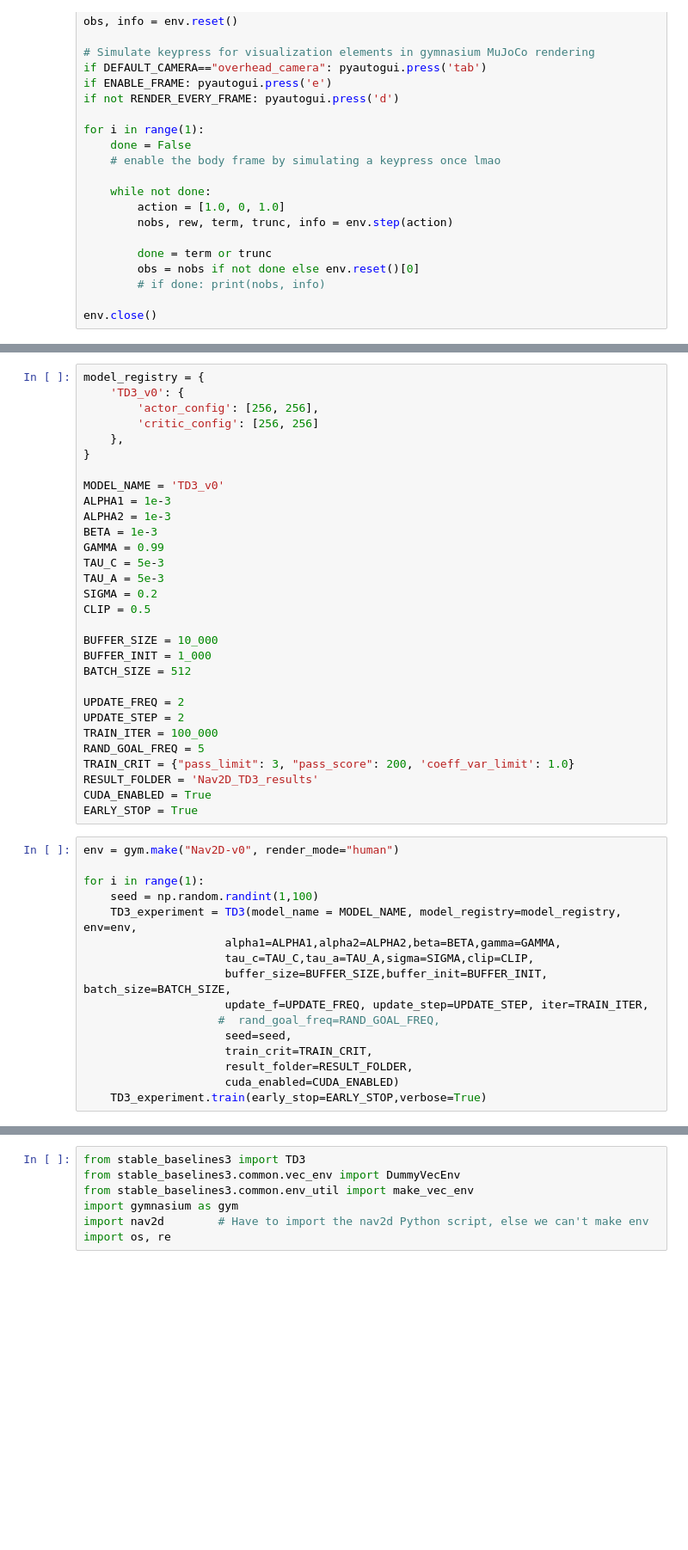
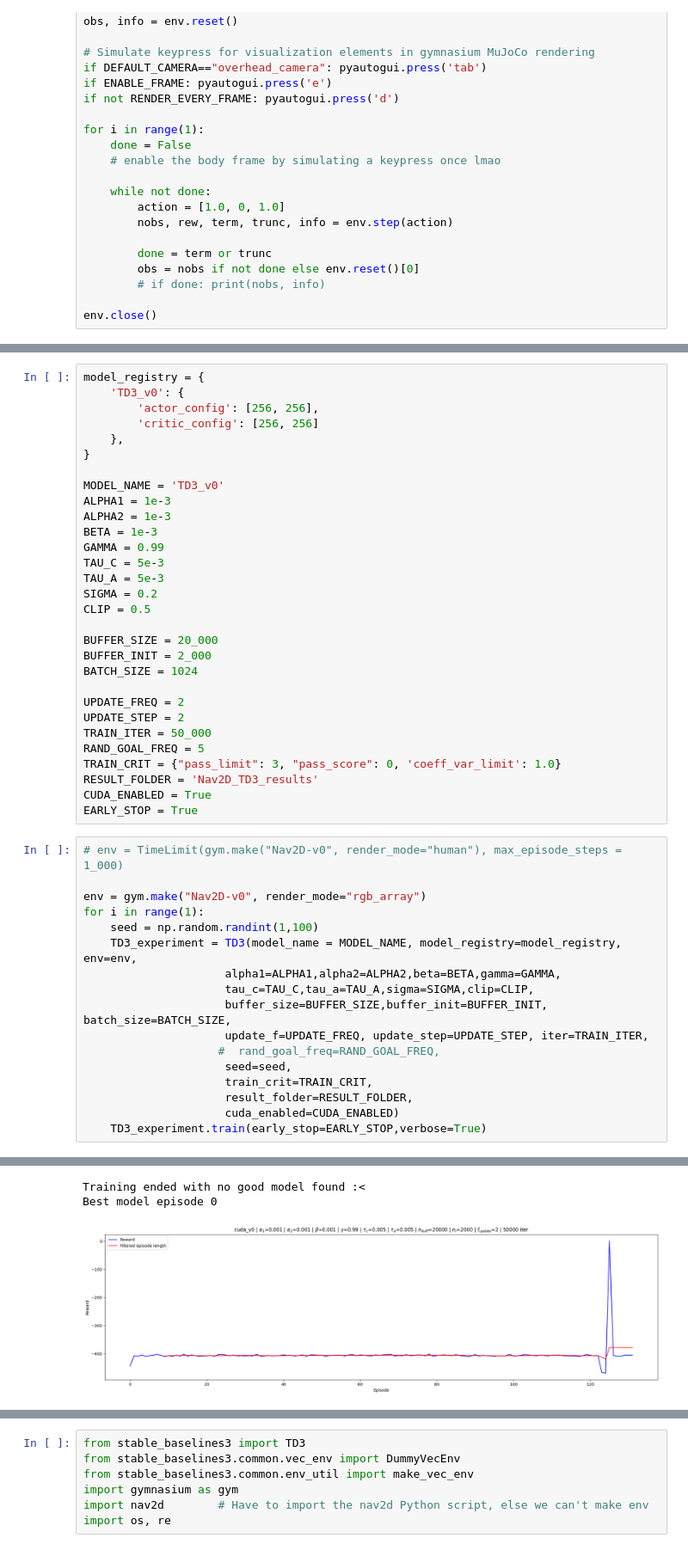
Before and after one commit to MinhNguyen2000/ROS2_DRL_Navigation, a Jupyter notebook: python/environments/gym_TD3.ipynb, the cells around one changed output, grey strips where cells are left out. Shown at 86% size. Cells and saved outputs as stored; diff of their text form; blank space fills up the shorter version.

Commit message:
add some training runs with the adjusted reward function

```diff
--- a/python/environments/gym_TD3.ipynb
+++ b/python/environments/gym_TD3.ipynb
@@ -77,21 +87,22 @@ TAU_A = 5e-3
 SIGMA = 0.2
 CLIP = 0.5
 
-BUFFER_SIZE = 10_000
-BUFFER_INIT = 1_000
-BATCH_SIZE = 512
+BUFFER_SIZE = 20_000
+BUFFER_INIT = 2_000
+BATCH_SIZE = 1024
 
 UPDATE_FREQ = 2
 UPDATE_STEP = 2
-TRAIN_ITER = 100_000
+TRAIN_ITER = 50_000
 RAND_GOAL_FREQ = 5
-TRAIN_CRIT = {"pass_limit": 3, "pass_score": 200, 'coeff_var_limit': 1.0}
+TRAIN_CRIT = {"pass_limit": 3, "pass_score": 0, 'coeff_var_limit': 1.0}
 RESULT_FOLDER = 'Nav2D_TD3_results'
 CUDA_ENABLED = True
 EARLY_STOP = True
 # %%
-env = gym.make("Nav2D-v0", render_mode="human")
+# env = TimeLimit(gym.make("Nav2D-v0", render_mode="human"), max_episode_steps = 1_000)
 
+env = gym.make("Nav2D-v0", render_mode="rgb_array")
 for i in range(1):
     seed = np.random.randint(1,100)
     TD3_experiment = TD3(model_name = MODEL_NAME, model_registry=model_registry, env=env,
@@ -105,3 +116,4 @@ for i in range(1):
                      result_folder=RESULT_FOLDER,
                      cuda_enabled=CUDA_ENABLED)
     TD3_experiment.train(early_stop=EARLY_STOP,verbose=True)
+# %% [output]
@@ -107,0 +122,3 @@ for i in range(1):
+Training ended with no good model found :<
+Best model episode 0
+[figure, added]
```
Also changed, not shown: parts of 19 cells of this notebook, 13 other files.
